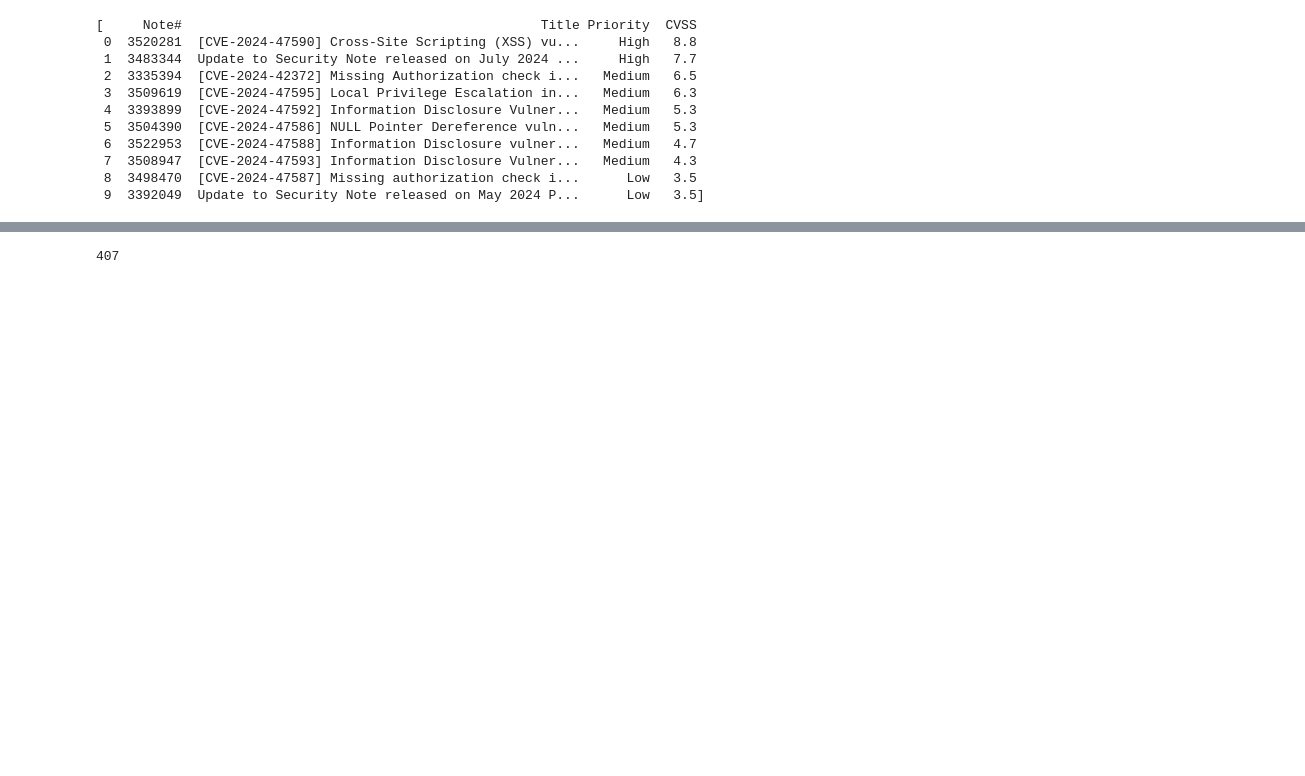
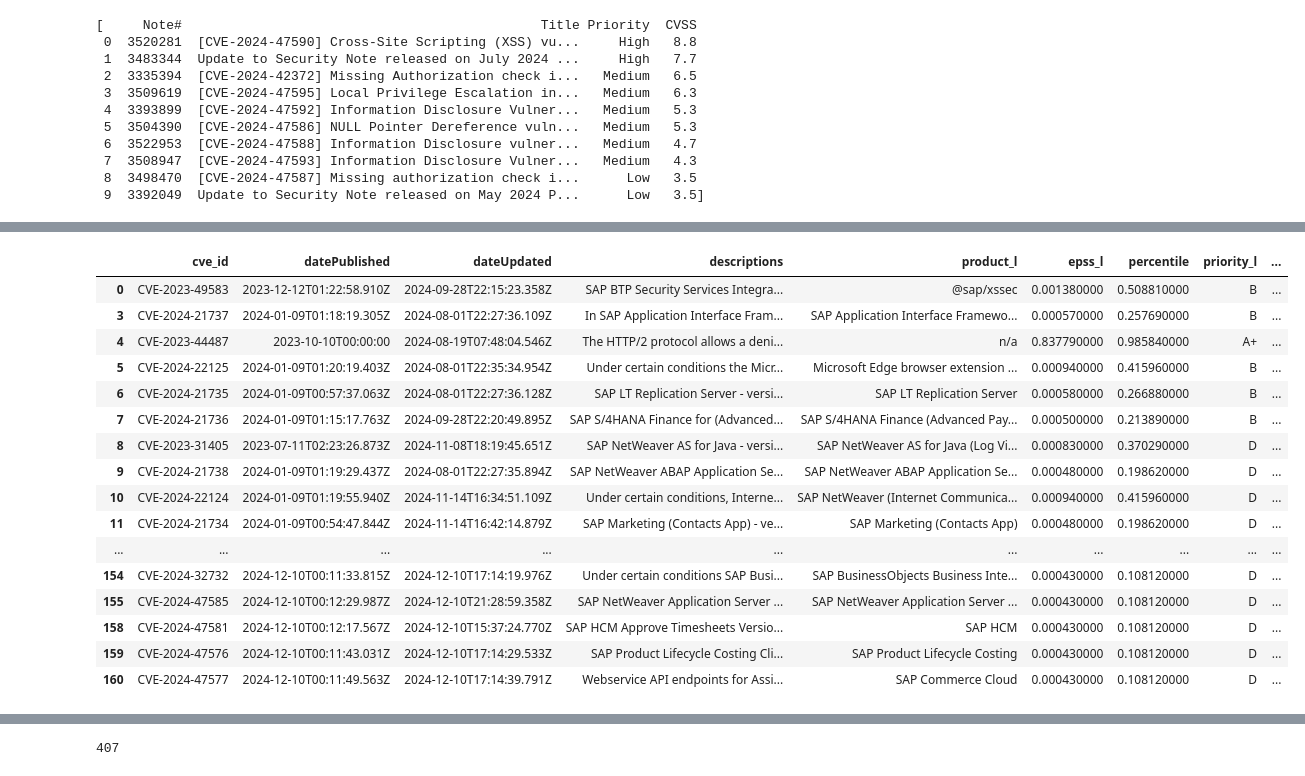
Before and after one commit to rhnux/sap_compass_vulns, a Jupyter notebook: notebooks/2.0-rn-get_SAP_CVEs.ipynb, the cells around one changed output, grey strips where cells are left out. Saved outputs shown, nothing was run; the diff lists cells and outputs as text; code cells hidden in the pictures; blank space fills up the shorter version.

```diff
--- a/notebooks/2.0-rn-get_SAP_CVEs.ipynb
+++ b/notebooks/2.0-rn-get_SAP_CVEs.ipynb
@@ -212,6 +212,26 @@ sp_sap_cve_2023 = dataframeSplotscan('sap_history_data_curate/sp_2023_last.json'
 sp_sap_cve_2023.drop_duplicates(subset=['cve_id'], inplace=True)
 sp_sap_cve_2024 = dataframeSplotscan('sap_history_data_curate/sp_2024_last.json')
 sp_sap_cve_2024.drop_duplicates(subset=['cve_id'], inplace=True)
+# %%
+sp_sap_cve_2024
+# %% [output]
+|  | cve_id | datePublished | dateUpdated | descriptions | product_l | epss_l | percentile | priority_l | ... |
+| 0 | CVE-2023-49583 | 2023-12-12T01:22:58.910Z | 2024-09-28T22:15:23.358Z | SAP BTP Security Services Integra... | @sap/xssec | 0.001380000 | 0.508810000 | B | ... |
+| 3 | CVE-2024-21737 | 2024-01-09T01:18:19.305Z | 2024-08-01T22:27:36.109Z | In SAP Application Interface Fram... | SAP Application Interface Framewo... | 0.000570000 | 0.257690000 | B | ... |
+| 4 | CVE-2023-44487 | 2023-10-10T00:00:00 | 2024-08-19T07:48:04.546Z | The HTTP/2 protocol allows a deni... | n/a | 0.837790000 | 0.985840000 | A+ | ... |
+| 5 | CVE-2024-22125 | 2024-01-09T01:20:19.403Z | 2024-08-01T22:35:34.954Z | Under certain conditions the Micr... | Microsoft Edge browser extension ... | 0.000940000 | 0.415960000 | B | ... |
+| 6 | CVE-2024-21735 | 2024-01-09T00:57:37.063Z | 2024-08-01T22:27:36.128Z | SAP LT Replication Server - versi... | SAP LT Replication Server | 0.000580000 | 0.266880000 | B | ... |
+| 7 | CVE-2024-21736 | 2024-01-09T01:15:17.763Z | 2024-09-28T22:20:49.895Z | SAP S/4HANA Finance for (Advanced... | SAP S/4HANA Finance (Advanced Pay... | 0.000500000 | 0.213890000 | B | ... |
+| 8 | CVE-2023-31405 | 2023-07-11T02:23:26.873Z | 2024-11-08T18:19:45.651Z | SAP NetWeaver AS for Java - versi... | SAP NetWeaver AS for Java (Log Vi... | 0.000830000 | 0.370290000 | D | ... |
+| 9 | CVE-2024-21738 | 2024-01-09T01:19:29.437Z | 2024-08-01T22:27:35.894Z | SAP NetWeaver ABAP Application Se... | SAP NetWeaver ABAP Application Se... | 0.000480000 | 0.198620000 | D | ... |
+| 10 | CVE-2024-22124 | 2024-01-09T01:19:55.940Z | 2024-11-14T16:34:51.109Z | Under certain conditions, Interne... | SAP NetWeaver (Internet Communica... | 0.000940000 | 0.415960000 | D | ... |
+| 11 | CVE-2024-21734 | 2024-01-09T00:54:47.844Z | 2024-11-14T16:42:14.879Z | SAP Marketing (Contacts App) - ve... | SAP Marketing (Contacts App) | 0.000480000 | 0.198620000 | D | ... |
+| ... | ... | ... | ... | ... | ... | ... | ... | ... | ... |
+| 154 | CVE-2024-32732 | 2024-12-10T00:11:33.815Z | 2024-12-10T17:14:19.976Z | Under certain conditions SAP Busi... | SAP BusinessObjects Business Inte... | 0.000430000 | 0.108120000 | D | ... |
+| 155 | CVE-2024-47585 | 2024-12-10T00:12:29.987Z | 2024-12-10T21:28:59.358Z | SAP NetWeaver Application Server ... | SAP NetWeaver Application Server ... | 0.000430000 | 0.108120000 | D | ... |
+| 158 | CVE-2024-47581 | 2024-12-10T00:12:17.567Z | 2024-12-10T15:37:24.770Z | SAP HCM Approve Timesheets Versio... | SAP HCM | 0.000430000 | 0.108120000 | D | ... |
+| 159 | CVE-2024-47576 | 2024-12-10T00:11:43.031Z | 2024-12-10T17:14:29.533Z | SAP Product Lifecycle Costing Cli... | SAP Product Lifecycle Costing | 0.000430000 | 0.108120000 | D | ... |
+| 160 | CVE-2024-47577 | 2024-12-10T00:11:49.563Z | 2024-12-10T17:14:39.791Z | Webservice API endpoints for Assi... | SAP Commerce Cloud | 0.000430000 | 0.108120000 | D | ... |
 # %%
 cp_sap_cve_2021 = pd.read_csv('sap_history_data_curate/cvep_2021.csv')
 cp_sap_cve_2022 = pd.read_csv('sap_history_data_curate/cvep_2022.csv')
```
Also changed, not shown: parts of 5 cells of this notebook, 7 other files.
